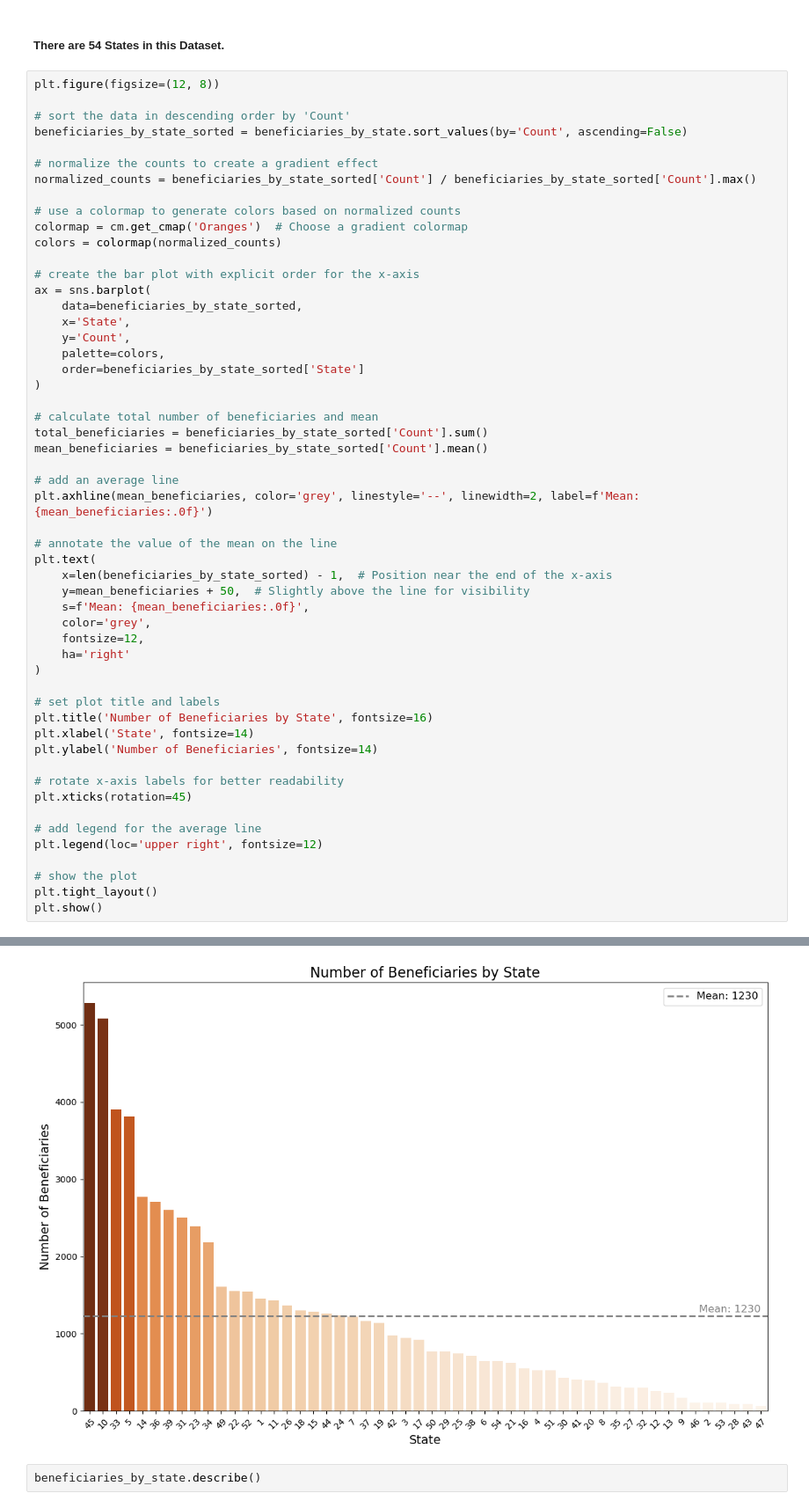
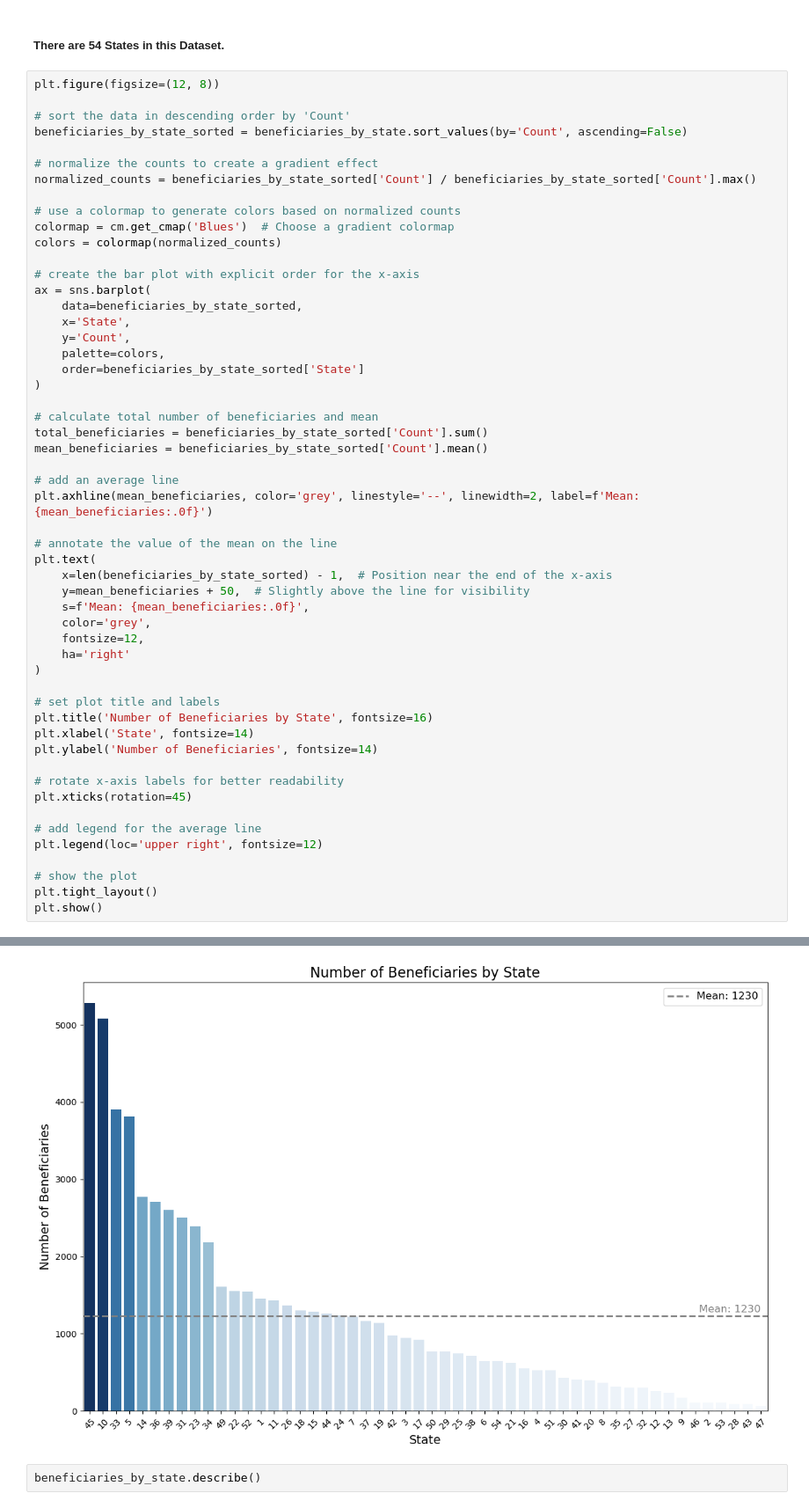
Before and after one commit to CesarChaparro1974/Healthcare-provider-fraud-detection, a Jupyter notebook: notebook.ipynb, the cells around one changed output, grey strips where cells are left out. Shown at 88% size. Cells and saved outputs as stored; diff of their text form.

Commit message:
changed color of plot

```diff
--- a/notebook.ipynb
+++ b/notebook.ipynb
@@ -400,7 +400,7 @@ beneficiaries_by_state_sorted = beneficiaries_by_state.sort_values(by='Count', a
 normalized_counts = beneficiaries_by_state_sorted['Count'] / beneficiaries_by_state_sorted['Count'].max()
 
 # use a colormap to generate colors based on normalized counts
-colormap = cm.get_cmap('Oranges')  # Choose a gradient colormap
+colormap = cm.get_cmap('Blues')  # Choose a gradient colormap
 colors = colormap(normalized_counts)
 
 # create the bar plot with explicit order for the x-axis
@@ -420,34 +420,34 @@ mean_beneficiaries = beneficiaries_by_state_sorted['Count'].mean()
 plt.axhline(mean_beneficiaries, color='grey', linestyle='--', linewidth=2, label=f'Mean: {mean_beneficiaries:.0f}')
 
 # annotate the value of the mean on the line
 plt.text(
     x=len(beneficiaries_by_state_sorted) - 1,  # Position near the end of the x-axis
     y=mean_beneficiaries + 50,  # Slightly above the line for visibility
     s=f'Mean: {mean_beneficiaries:.0f}',
     color='grey',
     fontsize=12,
     ha='right'
 )
 
 # set plot title and labels
 plt.title('Number of Beneficiaries by State', fontsize=16)
 plt.xlabel('State', fontsize=14)
 plt.ylabel('Number of Beneficiaries', fontsize=14)
 
 # rotate x-axis labels for better readability
 plt.xticks(rotation=45)
 
 # add legend for the average line
 plt.legend(loc='upper right', fontsize=12)
 
 # show the plot
 plt.tight_layout()
 plt.show()
 # %% [output]
 Passing `palette` without assigning `hue` is deprecated and will be removed in v0.14.0. Assign the `x` variable to `hue` and set `legend=False` for the same effect.
 
   ax = sns.barplot(
-[figure, old version]
+[figure, new version]
 # %%
 beneficiaries_by_state.describe()
 # %% [output]
```
